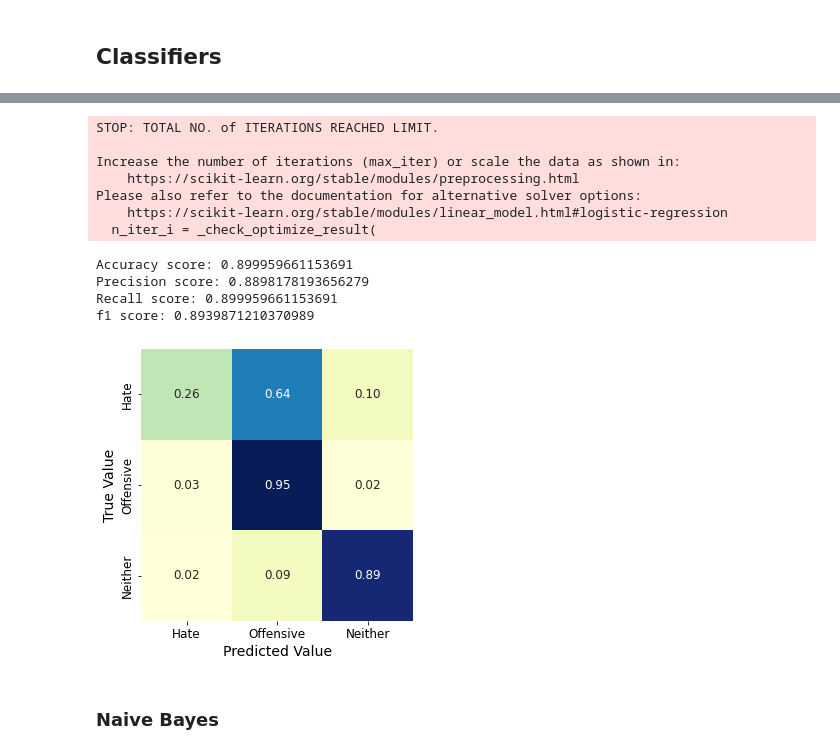
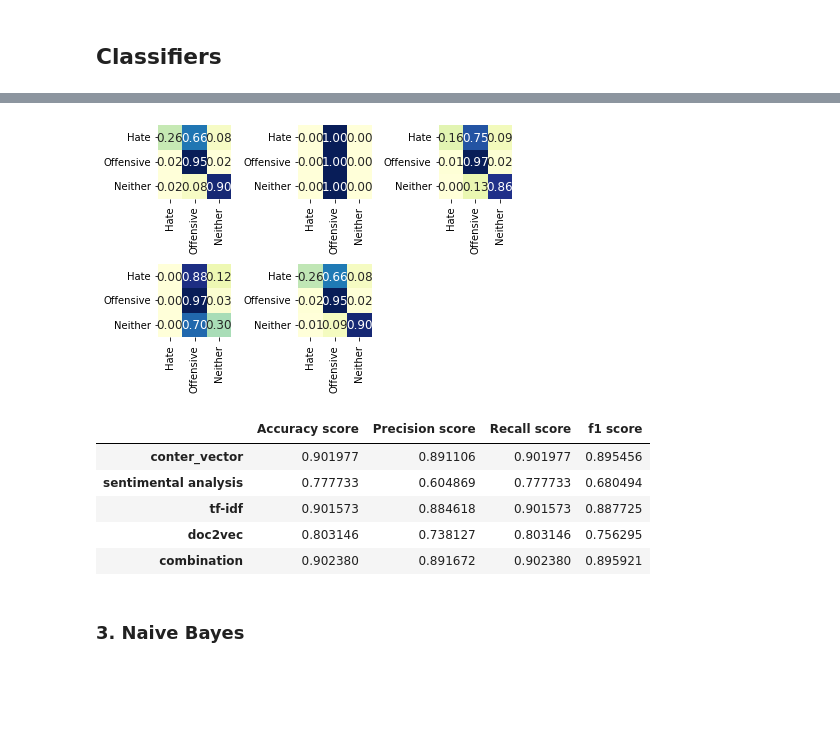
Before and after one commit to Anpan981025/ML_groupproject, a Jupyter notebook: hate_speech_classifier.ipynb, the cells around one changed output, grey strips where cells are left out. Saved outputs shown, nothing was run; the diff lists cells and outputs as text; code cells hidden in the pictures; blank space fills up the shorter version.

```diff
--- a/hate_speech_classifier.ipynb
+++ b/hate_speech_classifier.ipynb
@@ -752,21 +666,32 @@ f1 score: 0.7039932767875332
-# %%
-classifier_total=LogisticRegression()
-classifier_total.fit(X_train_total,y_train_total)
-pred_total=classifier_total.predict(X_test_total)
-cm_total=confusion_matrix(y_test_d2v,pred_total)
-result_evaluation(cm_total,y_test_total, pred_total)
-# %% [output]
-STOP: TOTAL NO. of ITERATIONS REACHED LIMIT.
-
-Increase the number of iterations (max_iter) or scale the data as shown in:
-    https://scikit-learn.org/stable/modules/preprocessing.html
-Please also refer to the documentation for alternative solver options:
-    https://scikit-learn.org/stable/modules/linear_model.html#logistic-regression
-  n_iter_i = _check_optimize_result(
-Accuracy score: 0.899959661153691
-Precision score: 0.8898178193656279
-Recall score: 0.899959661153691
-f1 score: 0.8939871210370989
-[figure, removed]
+# %%
+from sklearn.linear_model import LogisticRegression
+
+metrics_table = {
+    'Accuracy score':[],
+    'Precision score':[],
+    'Recall score':[],
+    'f1 score':[]
+}
+
+for i in range(len(splited_data)):
+    data = splited_data[i]
+    classifier = LogisticRegression()
+    classifier.fit(data[0], data[1])
+    pred = classifier.predict(data[2])
+    cm = confusion_matrix(data[3],pred)
+    result_evaluation(cm, data[3], pred, i)
+
+plt.tight_layout()
+plt.show()
+metrics_table = pd.DataFrame(metrics_table, index = ['conter_vector', "sentimental analysis", "tf-idf", "doc2vec", "combination"])
+metrics_table
+# %% [output]
+[figure, added]
+|  | Accuracy score | Precision score | Recall score | f1 score |
+| conter_vector | 0.901977 | 0.891106 | 0.901977 | 0.895456 |
+| sentimental analysis | 0.777733 | 0.604869 | 0.777733 | 0.680494 |
+| tf-idf | 0.901573 | 0.884618 | 0.901573 | 0.887725 |
+| doc2vec | 0.803146 | 0.738127 | 0.803146 | 0.756295 |
+| combination | 0.902380 | 0.891672 | 0.902380 | 0.895921 |
 # %% [markdown]
-### Naive Bayes
+### 3. Naive Bayes
```
Also changed, not shown: parts of 54 cells of this notebook.
